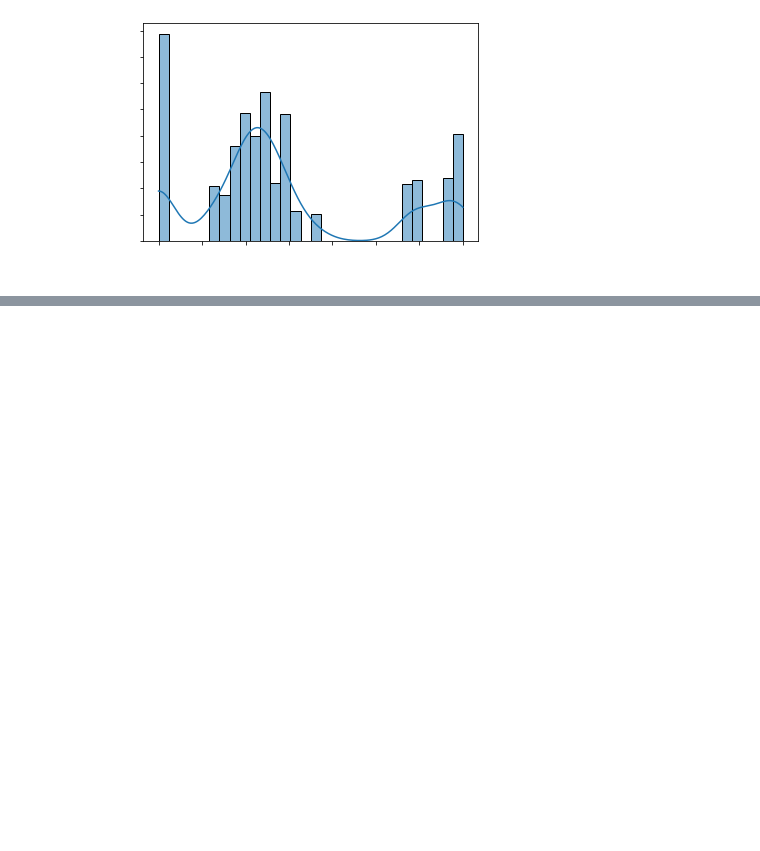
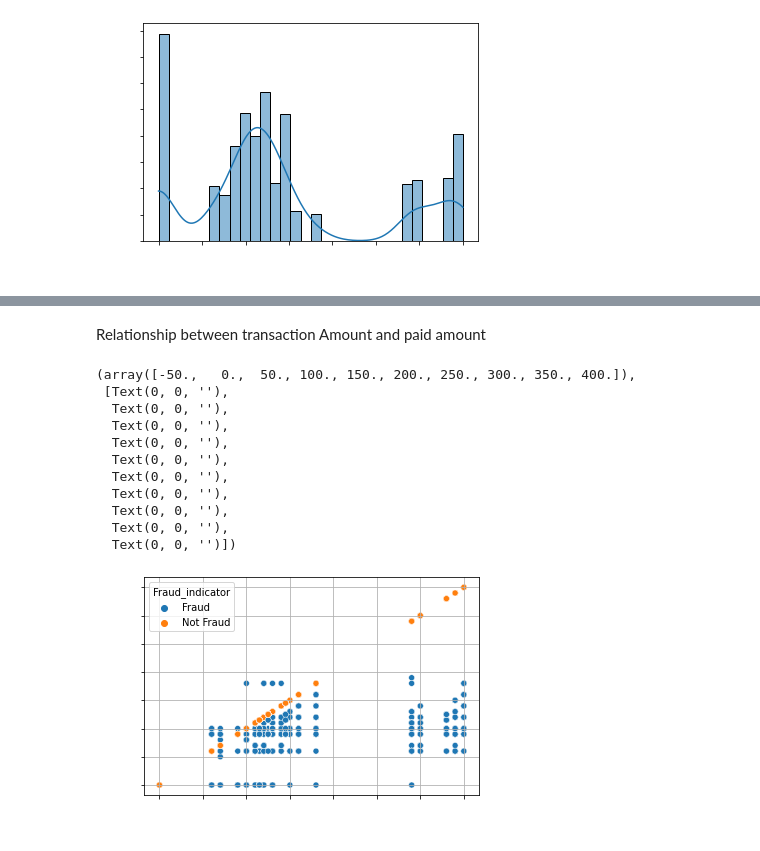
Before and after one commit to priyanshubhaskar1/Froad_detection-, a Jupyter notebook: fastag-fraud-detection.ipynb, the cells around one changed output, grey strips where cells are left out. Saved outputs shown, nothing was run; the diff lists cells and outputs as text; code cells hidden in the pictures; blank space fills up the shorter version.

```diff
--- a/fastag-fraud-detection.ipynb
+++ b/fastag-fraud-detection.ipynb
@@ -291,0 +305,25 @@ plt.show()
+# %% [markdown]
+Relationship between transaction Amount and paid amount
+# %%
+sns.scatterplot(x='Transaction_Amount',
+                y = 'Amount_paid',
+                hue='Fraud_indicator',data=df)
+plt.xticks(color="white")
+plt.grid()
+
+plt.xlabel("Transaction_Amount", color="white")  # X-label color
+plt.ylabel("Amount_paid", color="white")              # Y-label color
+plt.yticks(color="white")
+# %% [output]
+(array([-50.,   0.,  50., 100., 150., 200., 250., 300., 350., 400.]),
+ [Text(0, 0, ''),
+  Text(0, 0, ''),
+  Text(0, 0, ''),
+  Text(0, 0, ''),
+  Text(0, 0, ''),
+  Text(0, 0, ''),
+  Text(0, 0, ''),
+  Text(0, 0, ''),
+  Text(0, 0, ''),
+  Text(0, 0, '')])
+[figure, added]
```
Also changed, not shown: parts of 4 cells of this notebook.
